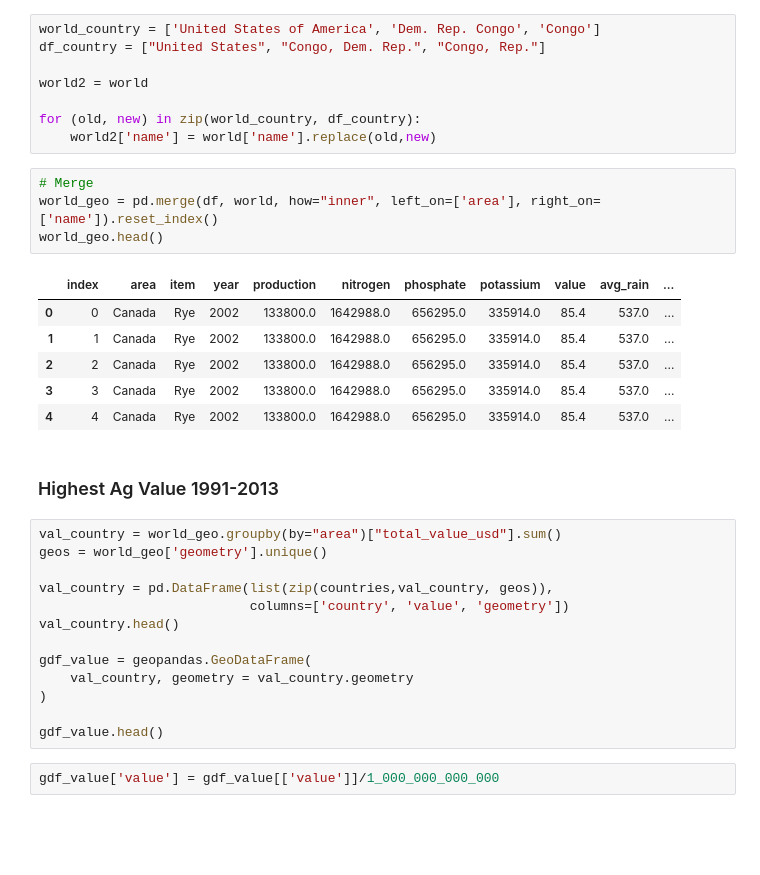
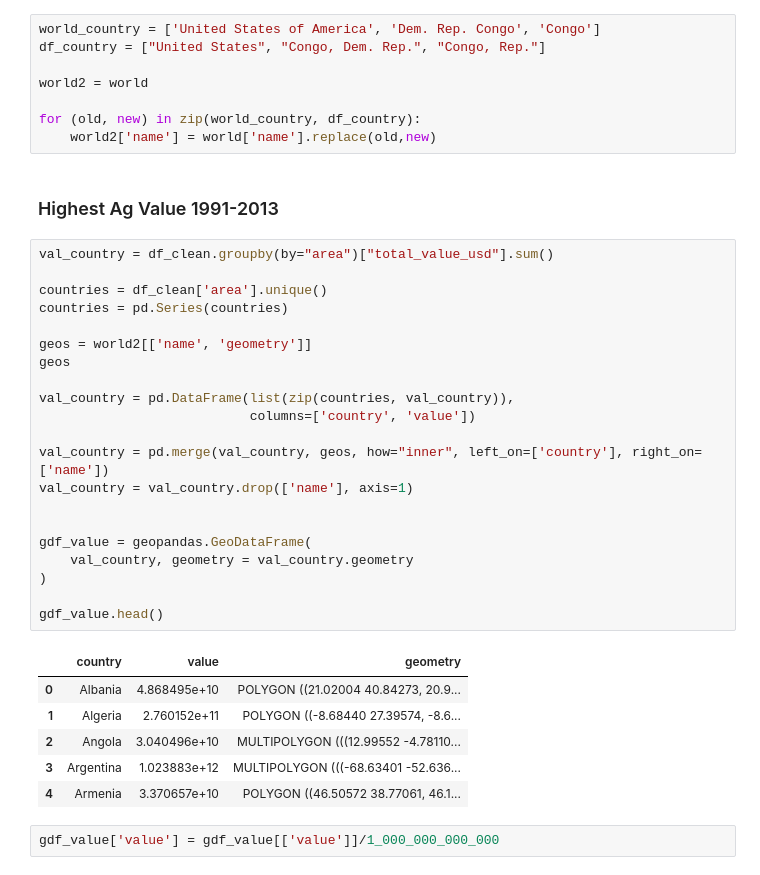
Before and after one commit to hunterblum/CloudFinal-Team1, a Jupyter notebook: Cloud_Team1.ipynb, the cells around one changed output. Saved outputs shown, nothing was run; the diff lists cells and outputs as text; blank space fills up the shorter version.

```diff
--- a/Cloud_Team1.ipynb
+++ b/Cloud_Team1.ipynb
@@ -388,32 +345,36 @@ world2 = world
 
 for (old, new) in zip(world_country, df_country):
     world2['name'] = world['name'].replace(old,new)
-# %%
-# Merge
-world_geo = pd.merge(df, world, how="inner", left_on=['area'], right_on=['name']).reset_index()
-world_geo.head()
-# %% [output]
-|  | index | area | item | year | production | nitrogen | phosphate | potassium | value | avg_rain | ... |
-| 0 | 0 | Canada | Rye | 2002 | 133800.0 | 1642988.0 | 656295.0 | 335914.0 | 85.4 | 537.0 | ... |
-| 1 | 1 | Canada | Rye | 2002 | 133800.0 | 1642988.0 | 656295.0 | 335914.0 | 85.4 | 537.0 | ... |
-| 2 | 2 | Canada | Rye | 2002 | 133800.0 | 1642988.0 | 656295.0 | 335914.0 | 85.4 | 537.0 | ... |
-| 3 | 3 | Canada | Rye | 2002 | 133800.0 | 1642988.0 | 656295.0 | 335914.0 | 85.4 | 537.0 | ... |
-| 4 | 4 | Canada | Rye | 2002 | 133800.0 | 1642988.0 | 656295.0 | 335914.0 | 85.4 | 537.0 | ... |
 # %% [markdown]
 ### Highest Ag Value 1991-2013
 # %%
-val_country = world_geo.groupby(by="area")["total_value_usd"].sum()
-geos = world_geo['geometry'].unique()
+val_country = df_clean.groupby(by="area")["total_value_usd"].sum()
 
-val_country = pd.DataFrame(list(zip(countries,val_country, geos)),
-                           columns=['country', 'value', 'geometry'])
-val_country.head()
+countries = df_clean['area'].unique()
+countries = pd.Series(countries)
+
+geos = world2[['name', 'geometry']]
+geos
+
+val_country = pd.DataFrame(list(zip(countries, val_country)),
+                           columns=['country', 'value'])
+
+val_country = pd.merge(val_country, geos, how="inner", left_on=['country'], right_on=['name'])
+val_country = val_country.drop(['name'], axis=1)
+
 
 gdf_value = geopandas.GeoDataFrame(
     val_country, geometry = val_country.geometry
 )
 
 gdf_value.head()
+# %% [output]
+|  | country | value | geometry |
+| 0 | Albania | 4.868495e+10 | POLYGON ((21.02004 40.84273, 20.9... |
+| 1 | Algeria | 2.760152e+11 | POLYGON ((-8.68440 27.39574, -8.6... |
+| 2 | Angola | 3.040496e+10 | MULTIPOLYGON (((12.99552 -4.78110... |
+| 3 | Argentina | 1.023883e+12 | MULTIPOLYGON (((-68.63401 -52.636... |
+| 4 | Armenia | 3.370657e+10 | POLYGON ((46.50572 38.77061, 46.1... |
 # %%
 gdf_value['value'] = gdf_value[['value']]/1_000_000_000_000
 # %%
```
Also changed, not shown: parts of 38 cells of this notebook.
